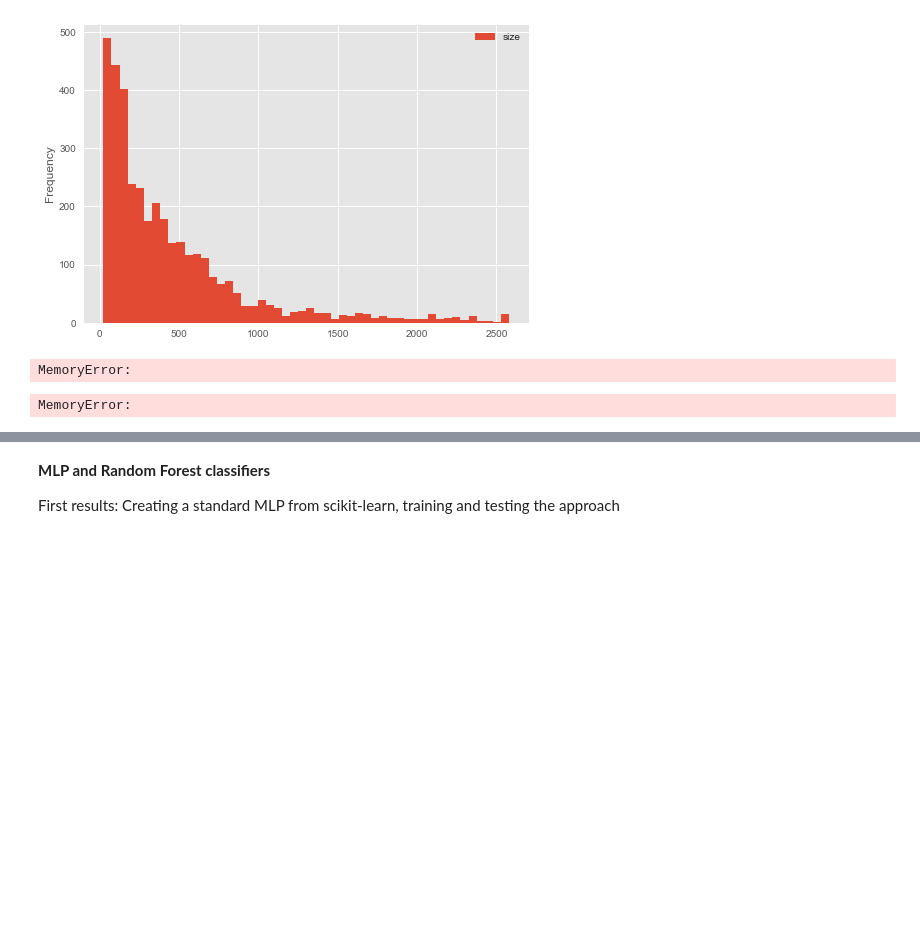
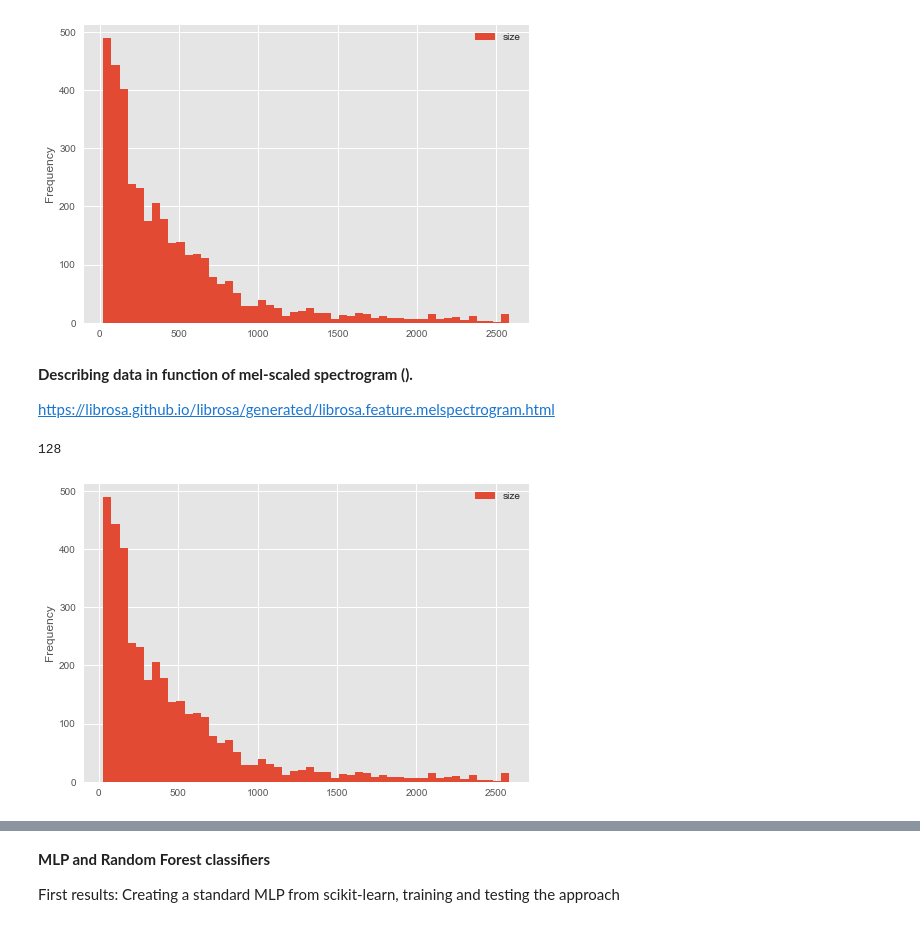
Before and after one commit to mattrbrousseau/DLProject, a Jupyter notebook: Freesound General-Purpose Audio Tagging-miria.ipynb, the cells around one changed output, grey strips where cells are left out. Saved outputs shown, nothing was run; the diff lists cells and outputs as text; code cells hidden in the pictures; blank space fills up the shorter version.

```diff
--- a/Freesound General-Purpose Audio Tagging-miria.ipynb
+++ b/Freesound General-Purpose Audio Tagging-miria.ipynb
@@ -357,12 +348,16 @@ plotSizeDistribution2ndD(stft)
 # %% [output]
 1025
 [figure]
-# %%
-stft_pad500 = paddingDescriptions(stft,500)
-# %% [output]
-MemoryError:
-# %%
-for i,_ in enumerate(stft_pad500):
-    stft_pad500[i] = stft_pad500[i].astype(np.float64)
-# %% [output]
-MemoryError:
+# %% [markdown]
+<b>Describing data in function of mel-scaled spectrogram ().</b>
+
+https://librosa.github.io/librosa/generated/librosa.feature.melspectrogram.html
+# %%
+mel_spe = list(map(lambda x: librosa.feature.melspectrogram(S=np.abs(x)**2), stft))
+# %%
+#Check Second dimensions' size distributions
+print(len(mel_spe[0]))
+plotSizeDistribution2ndD(mel_spe)
+# %% [output]
+128
+[figure, added]
```
Also changed, not shown: parts of 10 cells of this notebook, 5 other files.
